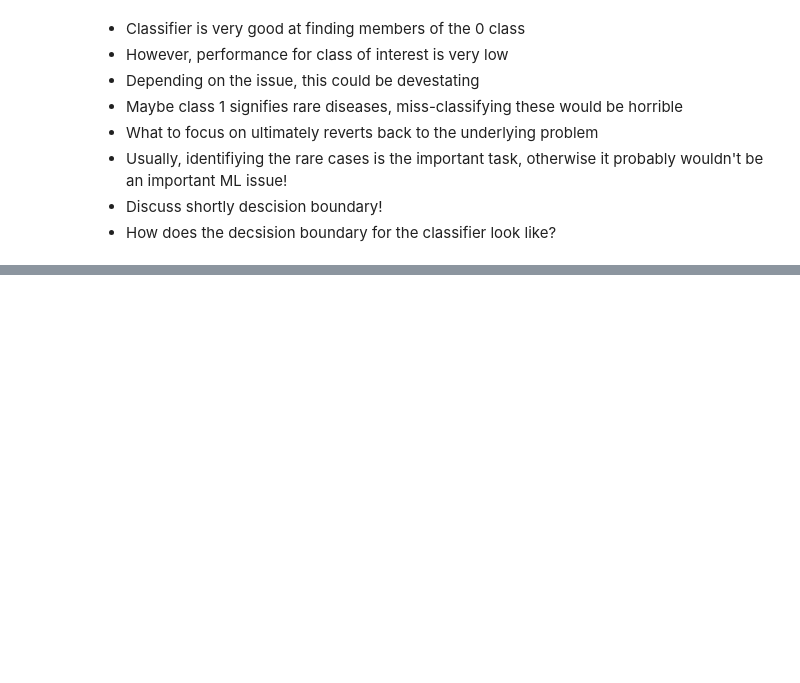
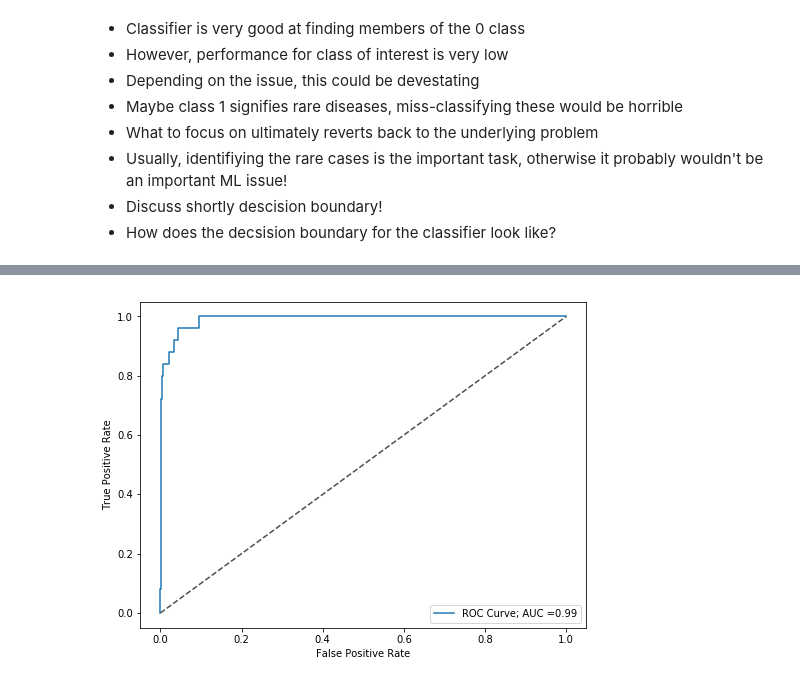
Before and after one commit to fadamDS/201810_Statistical_Modelling, a Jupyter notebook: scripts/20181127_Sampling_Methods_Code.ipynb, the cells around one changed output, grey strips where cells are left out. Cells and saved outputs as stored; diff of their text form; code cells hidden in the pictures; blank space fills up the shorter version.

```diff
--- a/scripts/20181127_Sampling_Methods_Code.ipynb
+++ b/scripts/20181127_Sampling_Methods_Code.ipynb
@@ -513,0 +435,4 @@ plt.show()
+# %%
+plot_roc_curve(baseline_model, X_test, y_test)
+# %% [output]
+[figure, added]
```
Also changed, not shown: parts of 77 cells of this notebook, 1 other file.
